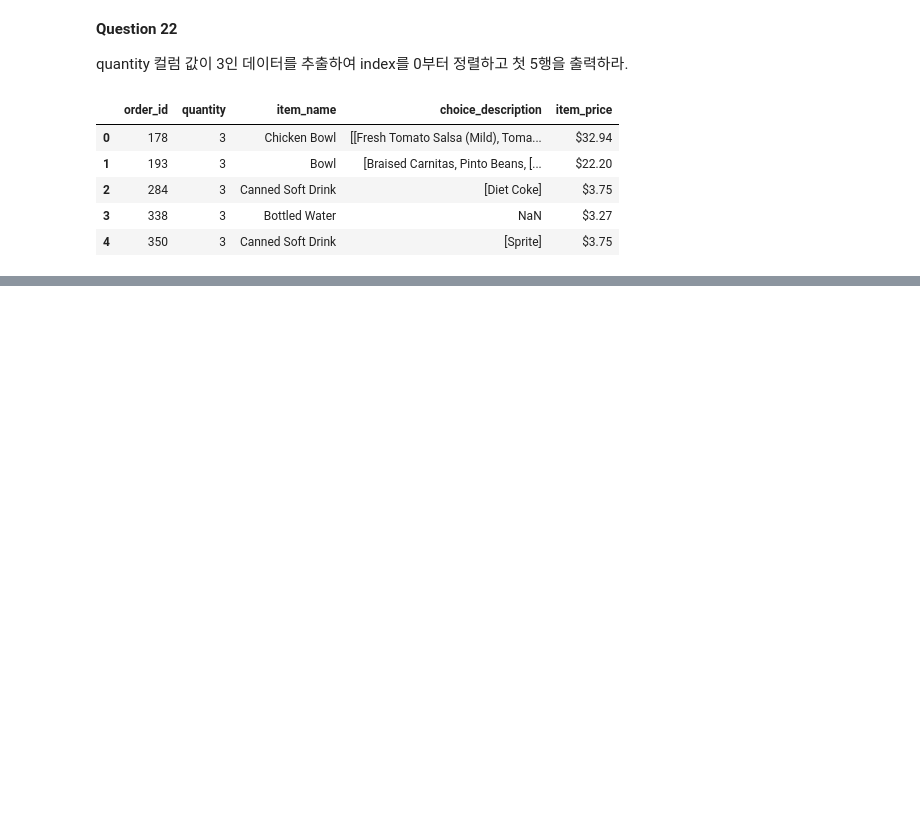
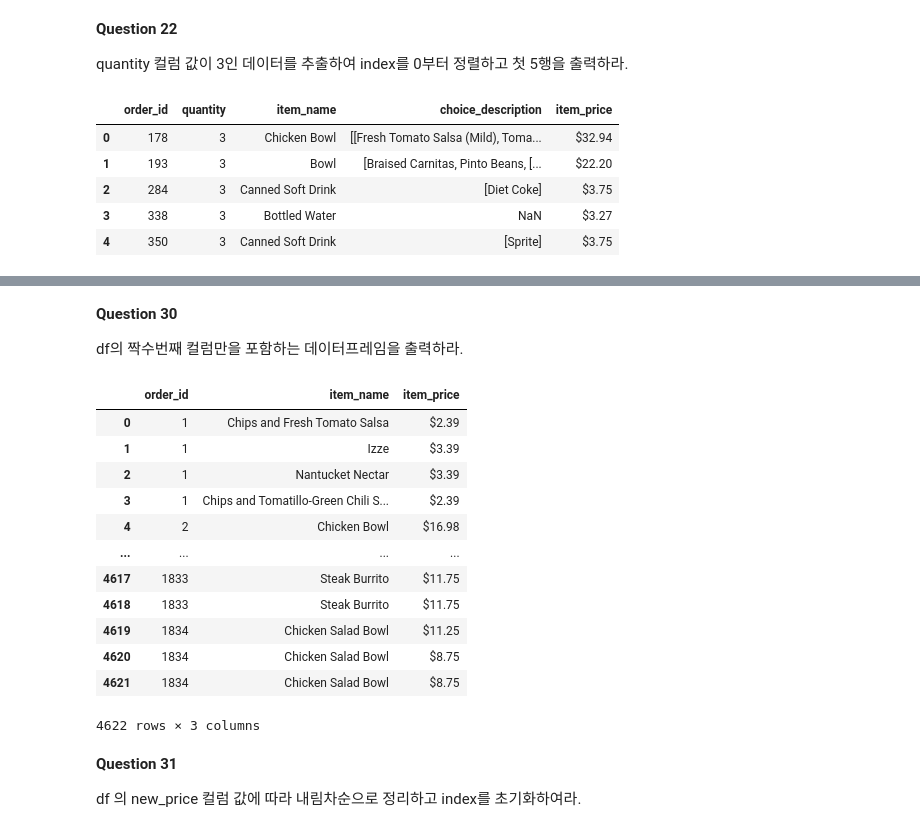
Before and after one commit to cyeon15/Study, a Jupyter notebook: datamanim/데이터 전처리 100 문제/01 Getting & Knowing Data.ipynb, the cells around one changed output, grey strips where cells are left out. Cells and saved outputs as stored; diff of their text form; code cells hidden in the pictures; blank space fills up the shorter version.

```diff
--- a/datamanim/데이터 전처리 100 문제/01 Getting & Knowing Data.ipynb
+++ b/datamanim/데이터 전처리 100 문제/01 Getting & Knowing Data.ipynb
@@ -382,0 +531,27 @@ Ans
+# %% [markdown]
+**Question 30**
+
+df의 짝수번째 컬럼만을 포함하는 데이터프레임을 출력하라.
+# %%
+# ✅ .loc[행 indexing 값, 열 indexing 값]
+# ✅ .iloc[행 index(:간격), 열 index(:간격)]
+Ans = df.iloc[:, ::2]
+Ans
+# %% [output]
+|  | order_id | item_name | item_price |
+| 0 | 1 | Chips and Fresh Tomato Salsa | $2.39 |
+| 1 | 1 | Izze | $3.39 |
+| 2 | 1 | Nantucket Nectar | $3.39 |
+| 3 | 1 | Chips and Tomatillo-Green Chili S... | $2.39 |
+| 4 | 2 | Chicken Bowl | $16.98 |
+| ... | ... | ... | ... |
+| 4617 | 1833 | Steak Burrito | $11.75 |
+| 4618 | 1833 | Steak Burrito | $11.75 |
+| 4619 | 1834 | Chicken Salad Bowl | $11.25 |
+| 4620 | 1834 | Chicken Salad Bowl | $8.75 |
+| 4621 | 1834 | Chicken Salad Bowl | $8.75 |
+4622 rows × 3 columns
+# %% [markdown]
+**Question 31**
+
+df 의 new_price 컬럼 값에 따라 내림차순으로 정리하고 index를 초기화하여라.
```
Also changed, not shown: parts of 26 cells of this notebook.
